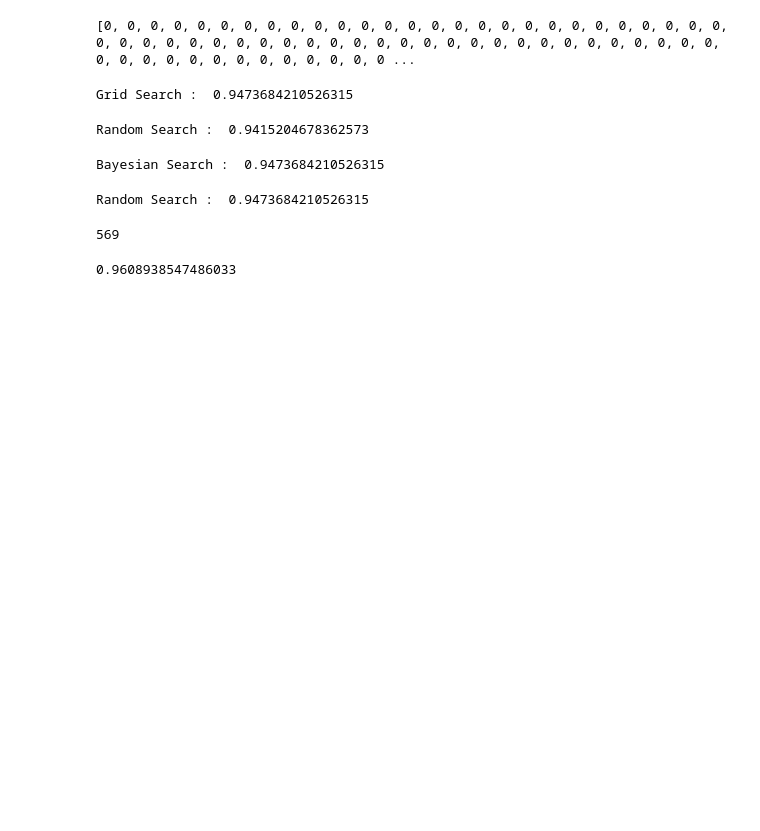
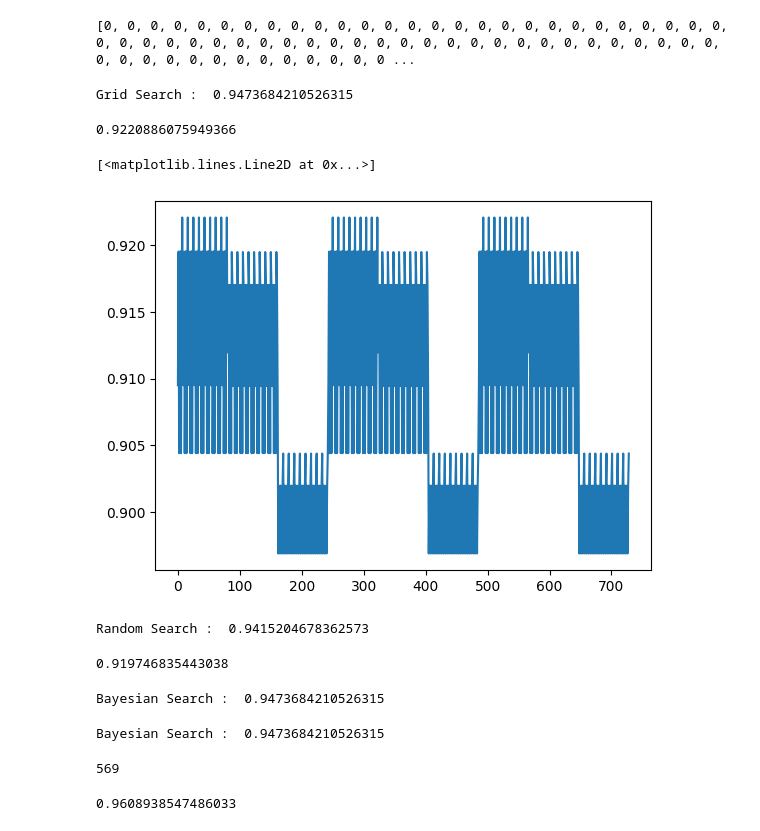
Before and after one commit to hyundp/ie_optimization_proj, a Jupyter notebook: h2y2_env.ipynb, the cells around one changed output. Saved outputs shown, nothing was run; the diff lists cells and outputs as text; code cells hidden in the pictures; blank space fills up the shorter version.

Commit message:
add: visualization

```diff
--- a/h2y2_env.ipynb
+++ b/h2y2_env.ipynb
@@ -739,22 +649,32 @@ y_data = data.target
 train_x, test_x, train_y, test_y = train_test_split(x_data, y_data, test_size=0.3, random_state=42)
 
 clf = RandomForestClassifier(random_state=42)
-model = GridSearchCV(estimator = clf, param_grid = grid_search)
-model.fit(train_x,train_y)
-predict = model.best_estimator_.predict(test_x)
-print("\nGrid Search : ", accuracy_score(test_y, predict))
+grid_model = GridSearchCV(estimator = clf, param_grid = grid_search, scoring='accuracy')
+grid_model.fit(train_x,train_y)
+predict = grid_model.best_estimator_.predict(test_x)
 
 # 하이퍼파라미터 6개를 각각 5개씩 지정하여 돌렸을 때 (5^6 = 15625),
 # 시간은 정말 많이...(1번당 5초가 걸린다고 했을 때, 15625*5초 = 21시간) 소요된다.
 
 # 하이퍼파라미터 6개를 각각 3개씩 지정하여 돌렸을 때, (3^6 = 729)
 # 시간은 5분이 걸린다.
-# 정확도는 Grid Search :  0.9473684210526315
 
 # 단점: 모든 조합을 다 해볼 순 있지만 시간이 매~우 많이 걸리고,
 #       다 해봤다고 하더라도 내가 지정해준 조합 내에서만 움직이는 것이므로 최적을 보장할 순 없음.
 # %% [output]
 Grid Search :  0.9473684210526315
+# %%
+# grid search 결과 시각화
+import pandas as pd
+df = pd.DataFrame(grid_model.cv_results_)
+grid_score = df['mean_test_score']
+
+print("\nGrid Search : ", grid_model.best_score_)
+plt.plot(grid_score)
+# %% [output]
+0.9220886075949366
+[<matplotlib.lines.Line2D at 0x...>]
+[figure, added]
 # %%
 # random search (주어진 범위 내에서 임의의 조합을 선택하여 최적의 조합을 탐색)
 from sklearn.model_selection import RandomizedSearchCV
@@ -786,5 +702,16 @@ print("\nRandom Search : ", accuracy_score(test_y, predict))
 # %% [output]
 Random Search :  0.9415204678362573
+# %%
+# random search 결과 시각화
+import pandas as pd
+df = pd.DataFrame(random_model.cv_results_)
+
+print("\nRandom Search : ", random_model.best_score_)
+random_score = df['mean_test_score']
+
+plt.plot(random_score)
+# %% [output]
+0.919746835443038
 # %%
 # Bayesian optimization ver1
 
@@ -871,15 +852,16 @@ Bayesian_search = {'n_estimators': [10, 50, 100, 150, 200],
 
 clf = RandomForestClassifier(random_state=42)
 
-opt = BayesSearchCV(
+bayesian_model = BayesSearchCV(
     clf,
     Bayesian_search,
     n_iter=100,
     random_state=42,
+    scoring='accuracy',
 )
 
-opt.fit(train_x, train_y)
-predict = opt.best_estimator_.predict(test_x)
+bayesian_model.fit(train_x, train_y)
+predict = bayesian_model.best_estimator_.predict(test_x)
 print("\nBayesian Search : ", accuracy_score(test_y, predict))
 
 # 하이퍼파라미터 6개를 각각 5개씩 지정하여 iteration을 100번 돌렸을 때,
@@ -888,4 +870,4 @@ print("\nBayesian Search : ", accuracy_score(test_y, predict))
 
 # 단점 :
 # %% [output]
-Random Search :  0.9473684210526315
+Bayesian Search :  0.9473684210526315
```
Also changed, not shown: parts of 5 cells of this notebook.
